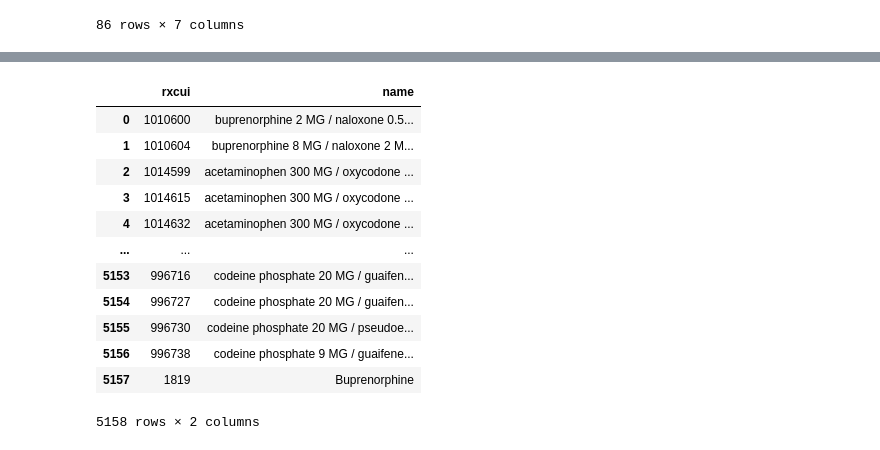
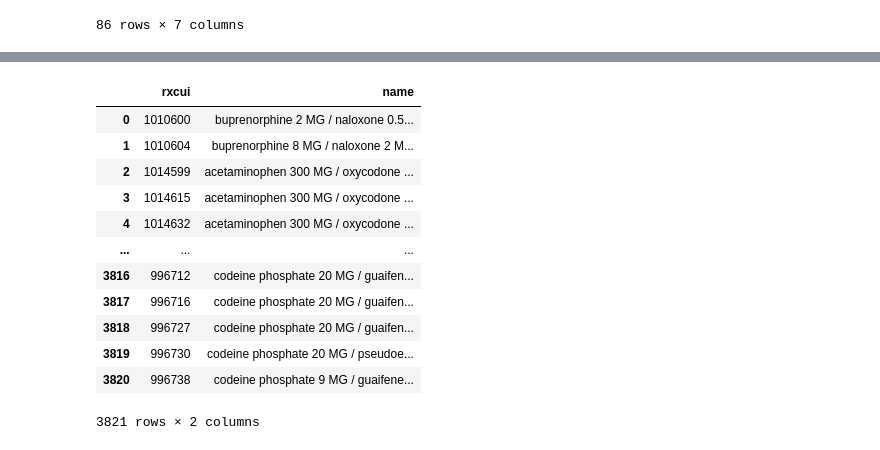
Before and after one commit to danielhmendoza01/Automatic_Code_Sets, a Jupyter notebook: Opioid_Query.ipynb, the cells around one changed output, grey strips where cells are left out. Saved outputs shown, nothing was run; the diff lists cells and outputs as text; code cells hidden in the pictures.

```diff
--- a/Opioid_Query.ipynb
+++ b/Opioid_Query.ipynb
@@ -86,25 +102,25 @@ df_opioid
 # %%
 #take list and format it to the RXNorm api format
-
+#USING TTY
 #This list was made by cobing the excel files
-df_list = pd.read_excel("C:/Users/Daniel/Documents/opiod_list/opioid_list/Complete_Opioids_List.xlsx")
+df_list = pd.read_excel("C:/Users/Daniel/Documents/opiod_list/opioid_list/Complete_Opioids_List_tty.xlsx")
 df_list = df_list[['Code', 'Description']]
 df_list.rename(columns= {'Code' : 'rxcui', 'Description': 'name'}, inplace = True)
 df_list
 # %% [output]
 |  | rxcui | name |
 | 0 | 1010600 | buprenorphine 2 MG / naloxone 0.5... |
 | 1 | 1010604 | buprenorphine 8 MG / naloxone 2 M... |
 | 2 | 1014599 | acetaminophen 300 MG / oxycodone ... |
 | 3 | 1014615 | acetaminophen 300 MG / oxycodone ... |
 | 4 | 1014632 | acetaminophen 300 MG / oxycodone ... |
 | ... | ... | ... |
-| 5153 | 996716 | codeine phosphate 20 MG / guaifen... |
-| 5154 | 996727 | codeine phosphate 20 MG / guaifen... |
-| 5155 | 996730 | codeine phosphate 20 MG / pseudoe... |
-| 5156 | 996738 | codeine phosphate 9 MG / guaifene... |
-| 5157 | 1819 | Buprenorphine |
+| 3816 | 996712 | codeine phosphate 20 MG / guaifen... |
+| 3817 | 996716 | codeine phosphate 20 MG / guaifen... |
+| 3818 | 996727 | codeine phosphate 20 MG / guaifen... |
+| 3819 | 996730 | codeine phosphate 20 MG / pseudoe... |
+| 3820 | 996738 | codeine phosphate 9 MG / guaifene... |
-5158 rows × 2 columns
+3821 rows × 2 columns
 # %%
 #This list was created by pulling from the RxNorm API
 df_opioid = df_opioid[['rxcui', 'name']]
```
Also changed, not shown: parts of 16 cells of this notebook, 4 other files.
